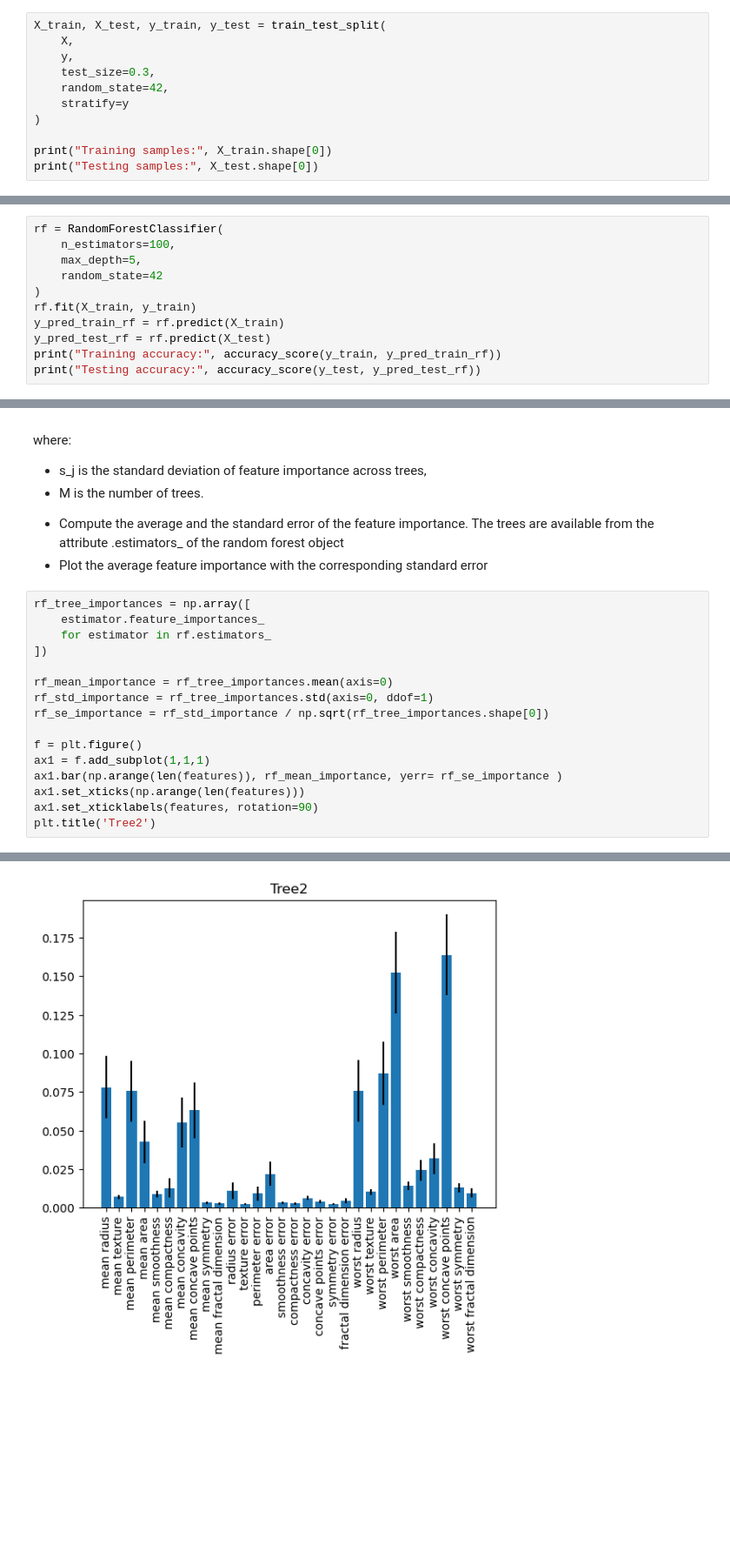
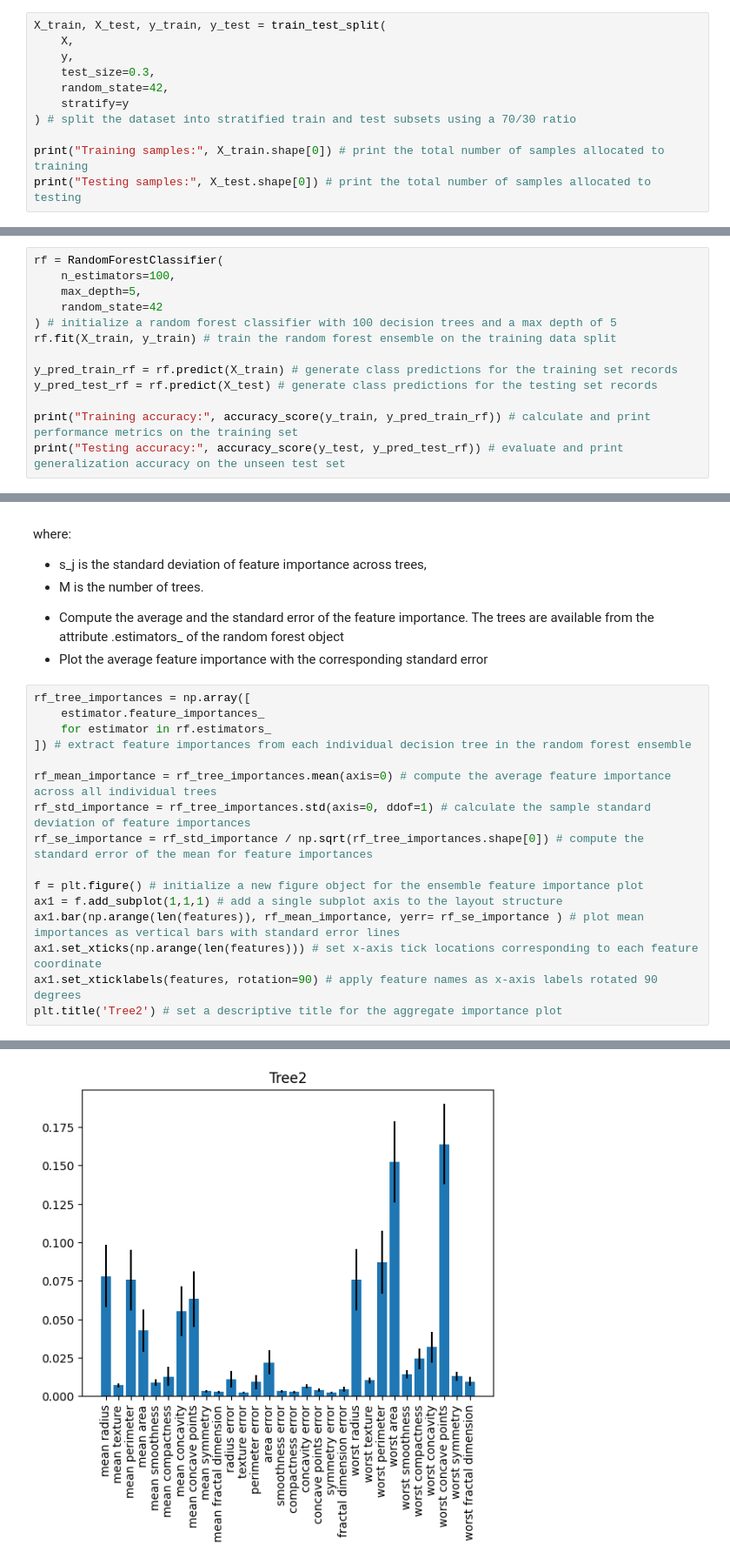
Before and after one commit to MatteoBaraldi/Machine-Learning-for-Bioengineering, a Jupyter notebook: MOD-2/04_Decision_Tree/exercise_decision_tree_solved.ipynb, the cells around one changed output, grey strips where cells are left out. Shown at 87% size. Saved outputs shown, nothing was run; the diff lists cells and outputs as text; blank space fills up the shorter version.

```diff
--- a/MOD-2/04_Decision_Tree/exercise_decision_tree_solved.ipynb
+++ b/MOD-2/04_Decision_Tree/exercise_decision_tree_solved.ipynb
@@ -63,10 +65,10 @@ X_train, X_test, y_train, y_test = train_test_split(
     test_size=0.3,
     random_state=42,
     stratify=y
-)
+) # split the dataset into stratified train and test subsets using a 70/30 ratio
 
-print("Training samples:", X_train.shape[0])
-print("Testing samples:", X_test.shape[0])
+print("Training samples:", X_train.shape[0]) # print the total number of samples allocated to training
+print("Testing samples:", X_test.shape[0]) # print the total number of samples allocated to testing
 # %% [output]
 Training samples: 398
 Testing samples: 171
@@ -235,12 +239,14 @@ rf = RandomForestClassifier(
     n_estimators=100,
     max_depth=5,
     random_state=42
-)
-rf.fit(X_train, y_train)
-y_pred_train_rf = rf.predict(X_train)
-y_pred_test_rf = rf.predict(X_test)
-print("Training accuracy:", accuracy_score(y_train, y_pred_train_rf))
-print("Testing accuracy:", accuracy_score(y_test, y_pred_test_rf))
+) # initialize a random forest classifier with 100 decision trees and a max depth of 5
+rf.fit(X_train, y_train) # train the random forest ensemble on the training data split
+
+y_pred_train_rf = rf.predict(X_train) # generate class predictions for the training set records
+y_pred_test_rf = rf.predict(X_test) # generate class predictions for the testing set records
+
+print("Training accuracy:", accuracy_score(y_train, y_pred_train_rf)) # calculate and print performance metrics on the training set
+print("Testing accuracy:", accuracy_score(y_test, y_pred_test_rf)) # evaluate and print generalization accuracy on the unseen test set
 # %% [output]
 Training accuracy: 0.992462311557789
 Testing accuracy: 0.9415204678362573
@@ -301,22 +309,22 @@ where:
 # %%
 rf_tree_importances = np.array([
     estimator.feature_importances_
     for estimator in rf.estimators_
-])
+]) # extract feature importances from each individual decision tree in the random forest ensemble
 
-rf_mean_importance = rf_tree_importances.mean(axis=0)
-rf_std_importance = rf_tree_importances.std(axis=0, ddof=1)
-rf_se_importance = rf_std_importance / np.sqrt(rf_tree_importances.shape[0])
+rf_mean_importance = rf_tree_importances.mean(axis=0) # compute the average feature importance across all individual trees
+rf_std_importance = rf_tree_importances.std(axis=0, ddof=1) # calculate the sample standard deviation of feature importances
+rf_se_importance = rf_std_importance / np.sqrt(rf_tree_importances.shape[0]) # compute the standard error of the mean for feature importances
 
-f = plt.figure()
-ax1 = f.add_subplot(1,1,1)
-ax1.bar(np.arange(len(features)), rf_mean_importance, yerr= rf_se_importance )
-ax1.set_xticks(np.arange(len(features)))
-ax1.set_xticklabels(features, rotation=90)
-plt.title('Tree2')
+f = plt.figure() # initialize a new figure object for the ensemble feature importance plot
+ax1 = f.add_subplot(1,1,1) # add a single subplot axis to the layout structure
+ax1.bar(np.arange(len(features)), rf_mean_importance, yerr= rf_se_importance ) # plot mean importances as vertical bars with standard error lines
+ax1.set_xticks(np.arange(len(features))) # set x-axis tick locations corresponding to each feature coordinate
+ax1.set_xticklabels(features, rotation=90) # apply feature names as x-axis labels rotated 90 degrees
+plt.title('Tree2') # set a descriptive title for the aggregate importance plot
 # %% [output]
 Text(0.5, 1.0, 'Tree2')
-[figure, old version]
+[figure, new version]
 # %% [markdown]
 ## 17. Adaptive Boosting
 
```
Also changed, not shown: parts of 7 cells of this notebook.
